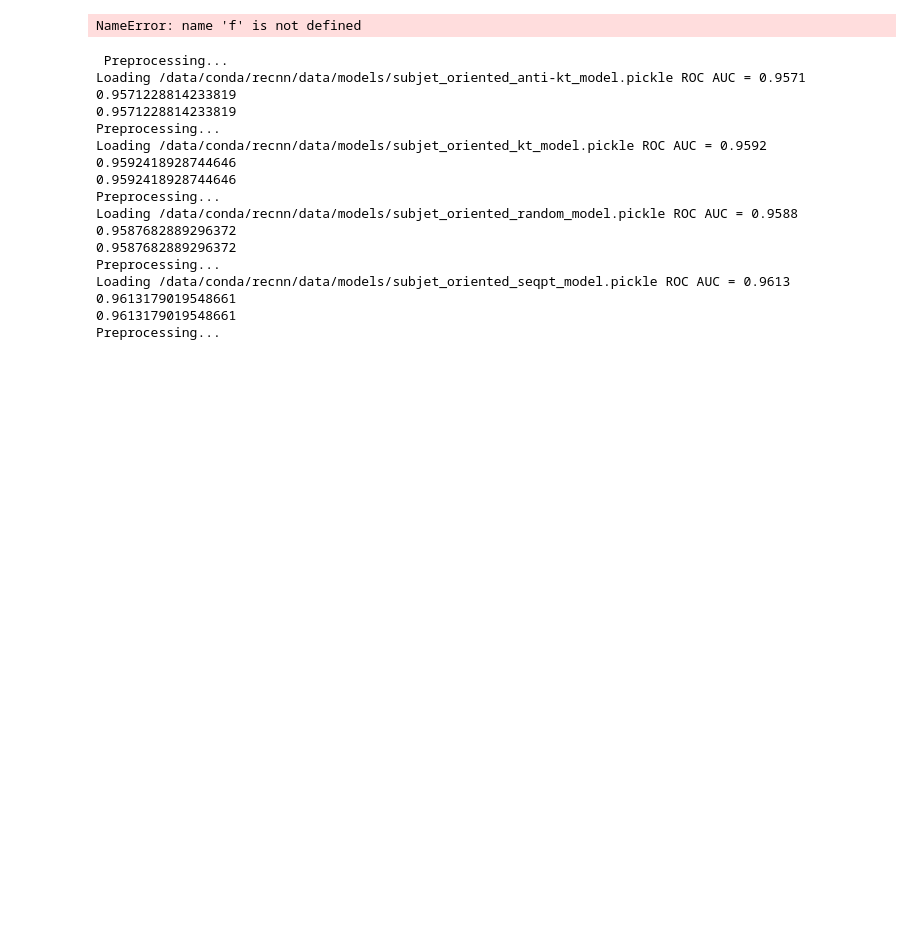
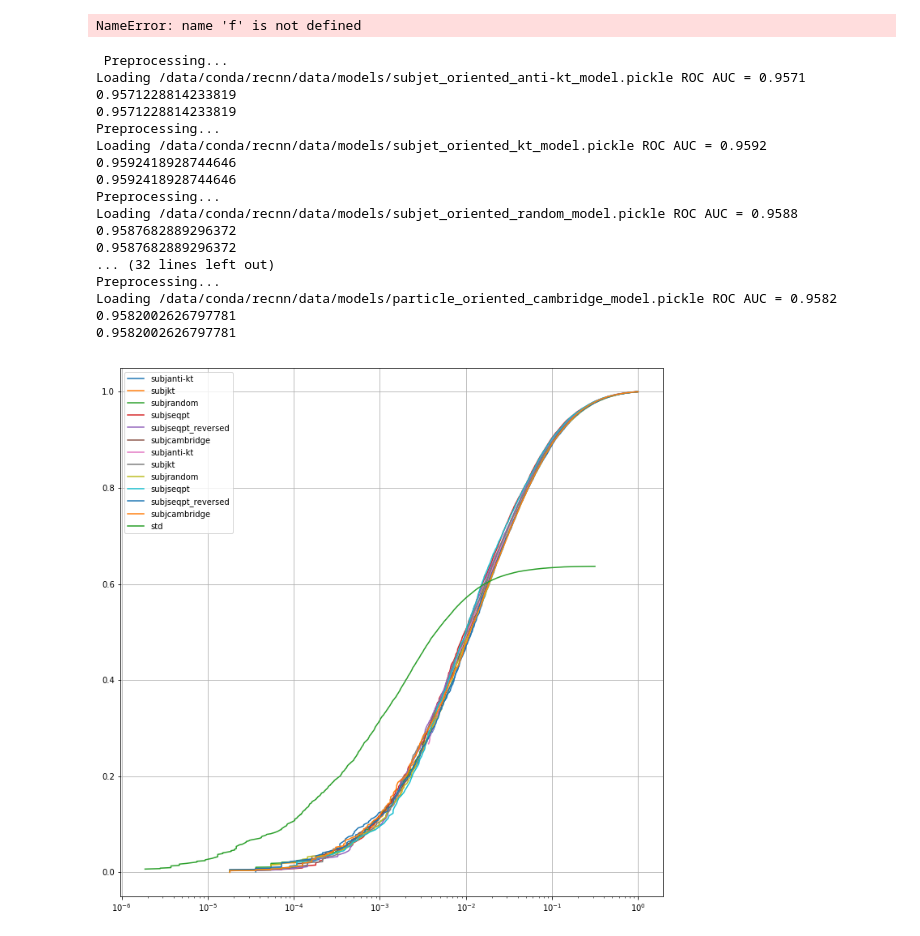
Before and after one commit to cbernet/recnn, a Jupyter notebook: notebooks/PlotRoc.ipynb, the cells around one changed output. Saved outputs shown, nothing was run; the diff lists cells and outputs as text; code cells hidden in the pictures; blank space fills up the shorter version.

```diff
--- a/notebooks/PlotRoc.ipynb
+++ b/notebooks/PlotRoc.ipynb
@@ -149,7 +149,7 @@ for name in filelist:
     ### Build the roc ###
     r, f, t = build_rocs(tf, X1, y1, modelpath)
     print(r)
-    roc_list.append((f,t,name))
+    roc_list.append((f,t,'subj_'+name))
     print(r)
 
 
@@ -171,7 +171,7 @@ for name in filelist:
     ### Build the roc ###
     r, f, t = build_rocs(tf, X1, y1, modelpath)
     print(r)
-    roc_list.append((f,t,name))
+    roc_list.append((f,t,'part_'+name))
     print(r)
 # %% [output]
  Preprocessing...
@@ -186,22 +186,34 @@ Preprocessing...
 Loading /data/conda/recnn/data/models/subjet_oriented_random_model.pickle ROC AUC = 0.9588
 0.9587682889296372
 0.9587682889296372
+... (32 lines left out)
 Preprocessing...
-Loading /data/conda/recnn/data/models/subjet_oriented_seqpt_model.pickle ROC AUC = 0.9613
-0.9613179019548661
-0.9613179019548661
-Preprocessing...
+Loading /data/conda/recnn/data/models/particle_oriented_cambridge_model.pickle ROC AUC = 0.9582
+0.9582002626797781
+0.9582002626797781
 # %%
 tpr,fpr = np.load('/data/conda/recnn/data/roccurves/standardID_ROC.npy')
 roc_list.append((fpr[1:],tpr[1:],"std"))
+# %%
+for i in range((len(roc_list)-1)//2):
+    a,b,c=roc_list[i]
+    roc_list[i]=(a,b,"subj"+c)
+
+for i in range((len(roc_list)-1)//2):
+    a,b,c=roc_list[(len(roc_list)-1)//2+i]
+    roc_list[i+(len(roc_list)-1)//2]=(a,b,"subj"+c)
 # %%
+fig=plt.figure()
+fig.set_size_inches((12,12))
 for (i,j,k) in roc_list :
     plt.plot(i,j,label=k)
-    #plt.xscale("log")
-    plt.legend()
-    plt.grid()
     #plt.yscale("log")
     #plt.xlim([0.001,0.1])
     #plt.ylim([0.2,0.8])
     plt.savefig("first_comparisions_dezoom.png",dpi=600)
+plt.xscale("log")
+plt.legend()
+plt.grid()
 plt.show()
+# %% [output]
+[figure, added]
```
Also changed, not shown: 3 other files.
